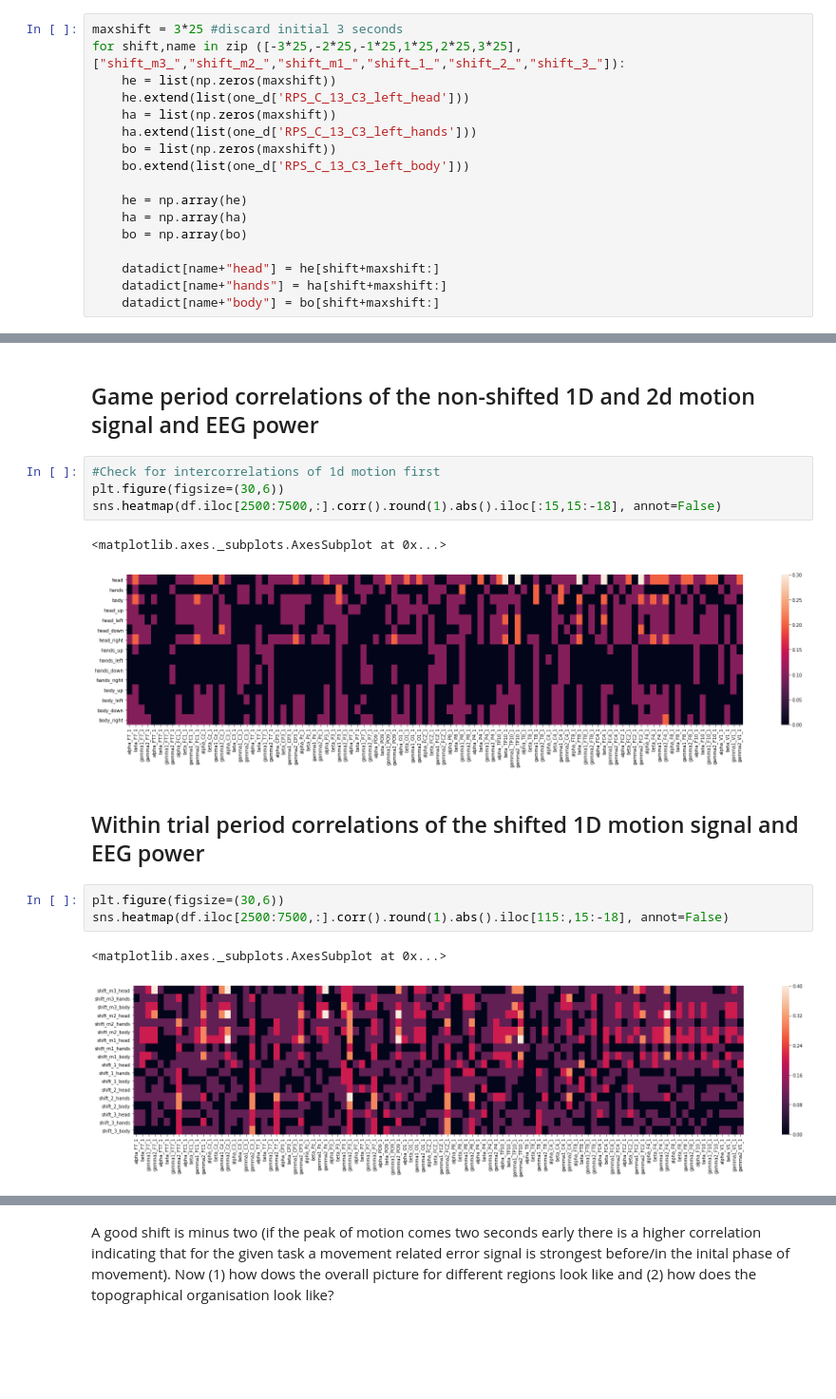
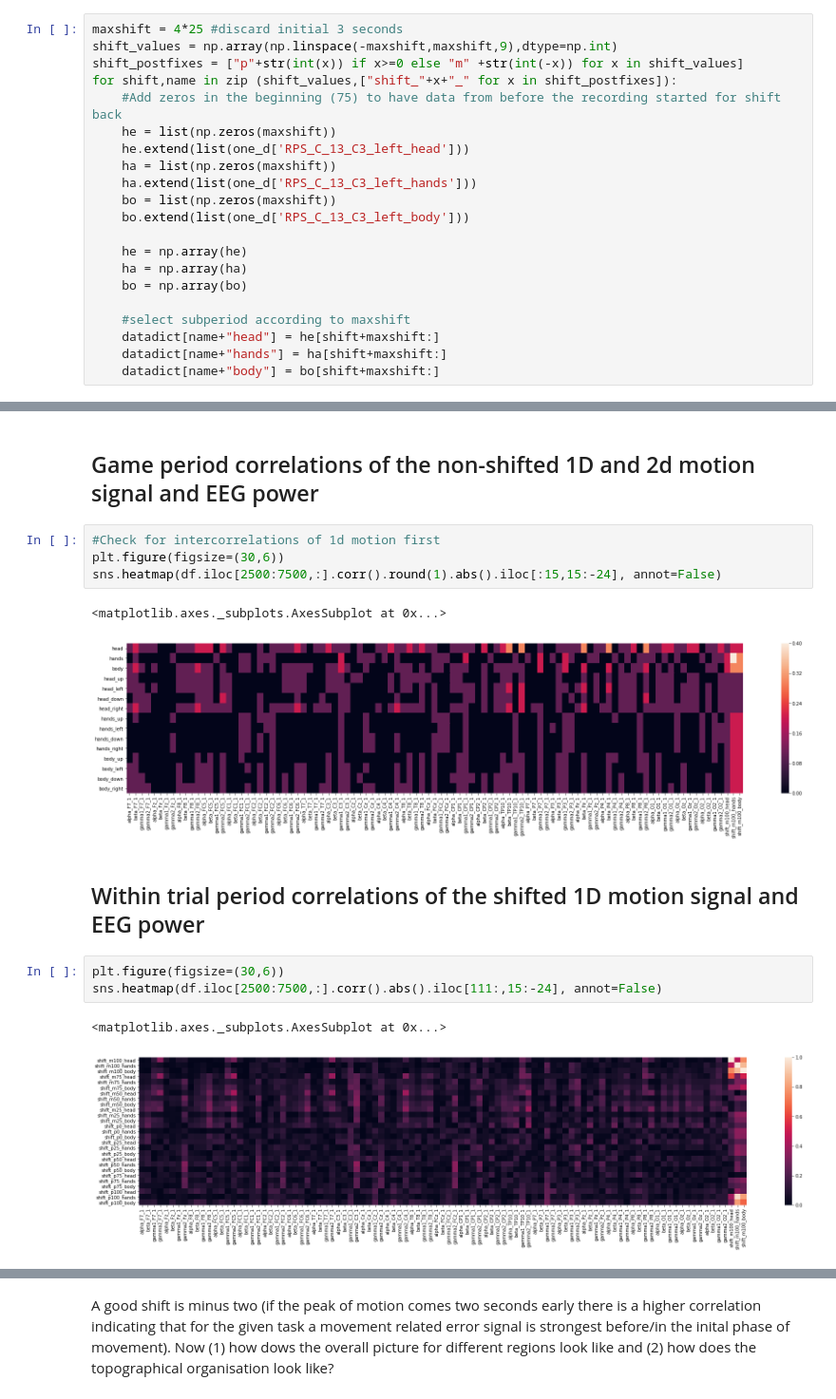
Before and after one commit to elerator/video_processing_pipeline, a Jupyter notebook: dyad_13/Common_average_as_reference.ipynb, the cells around one changed output, grey strips where cells are left out. Shown at 95% size. Cells and saved outputs as stored; diff of their text form; blank space fills up the shorter version.

```diff
--- a/dyad_13/Common_average_as_reference.ipynb
+++ b/dyad_13/Common_average_as_reference.ipynb
@@ -94,8 +98,11 @@ for k, v in two_d.items():
 # %%
 datadict = {**datadict,**power}
 # %%
-maxshift = 3*25 #discard initial 3 seconds
-for shift,name in zip ([-3*25,-2*25,-1*25,1*25,2*25,3*25],["shift_m3_","shift_m2_","shift_m1_","shift_1_","shift_2_","shift_3_"]):
+maxshift = 4*25 #discard initial 3 seconds
+shift_values = np.array(np.linspace(-maxshift,maxshift,9),dtype=np.int)
+shift_postfixes = ["p"+str(int(x)) if x>=0 else "m" +str(int(-x)) for x in shift_values]
+for shift,name in zip (shift_values,["shift_"+x+"_" for x in shift_postfixes]):
+    #Add zeros in the beginning (75) to have data from before the recording started for shift back
     he = list(np.zeros(maxshift))
     he.extend(list(one_d['RPS_C_13_C3_left_head']))
     ha = list(np.zeros(maxshift))
@@ -107,6 +114,7 @@ for shift,name in zip ([-3*25,-2*25,-1*25,1*25,2*25,3*25],["shift_m3_","shift_m2
     ha = np.array(ha)
     bo = np.array(bo)
 
+    #select subperiod according to maxshift
     datadict[name+"head"] = he[shift+maxshift:]
     datadict[name+"hands"] = ha[shift+maxshift:]
     datadict[name+"body"] = bo[shift+maxshift:]
@@ -266,16 +274,16 @@ sns.heatmap(df.iloc[:,0:].corr().round(1), annot=False)
 # %%
 #Check for intercorrelations of 1d motion first
 plt.figure(figsize=(30,6))
-sns.heatmap(df.iloc[2500:7500,:].corr().round(1).abs().iloc[:15,15:-18], annot=False)
+sns.heatmap(df.iloc[2500:7500,:].corr().round(1).abs().iloc[:15,15:-24], annot=False)
 # %% [output]
 <matplotlib.axes._subplots.AxesSubplot at 0x...>
-[figure, old version]
+[figure, new version]
 # %% [markdown]
 ## Within trial period correlations of the shifted 1D motion signal and EEG power
 # %%
 plt.figure(figsize=(30,6))
-sns.heatmap(df.iloc[2500:7500,:].corr().round(1).abs().iloc[115:,15:-18], annot=False)
+sns.heatmap(df.iloc[2500:7500,:].corr().abs().iloc[111:,15:-24], annot=False)
 # %% [output]
 <matplotlib.axes._subplots.AxesSubplot at 0x...>
-[figure, old version]
+[figure, new version]
 # %% [markdown]
```
Also changed, not shown: parts of 56 cells of this notebook, 1 other file.
